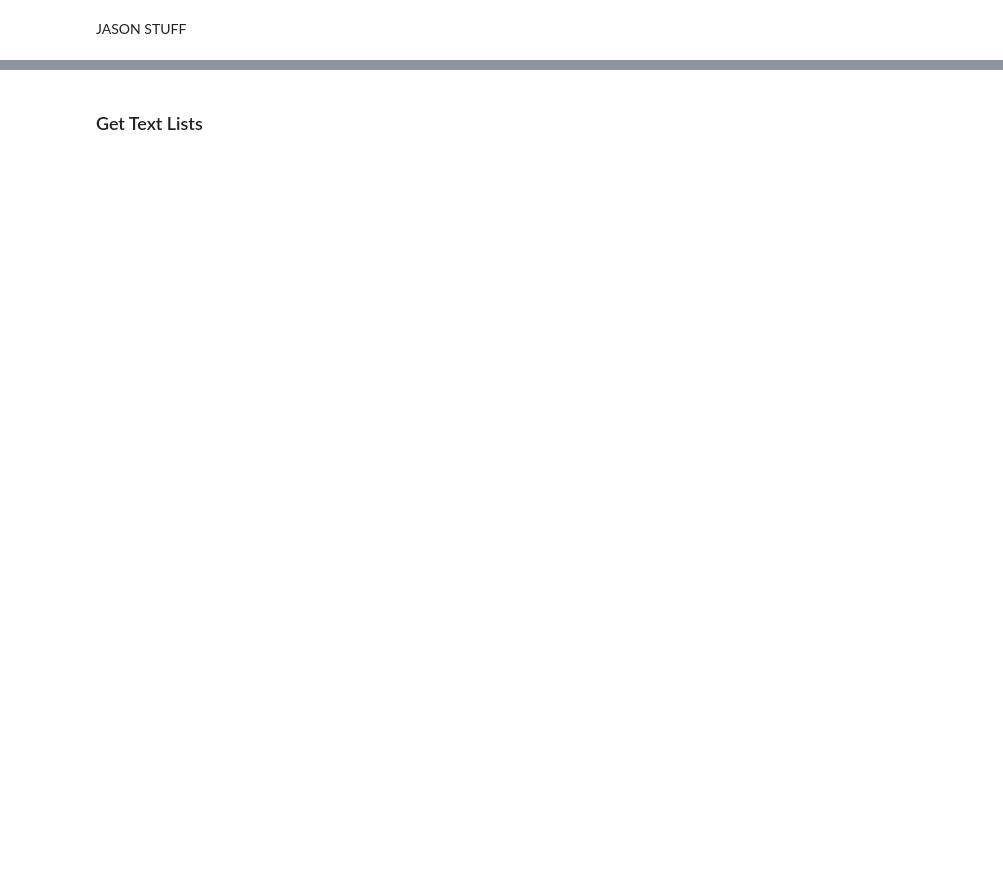
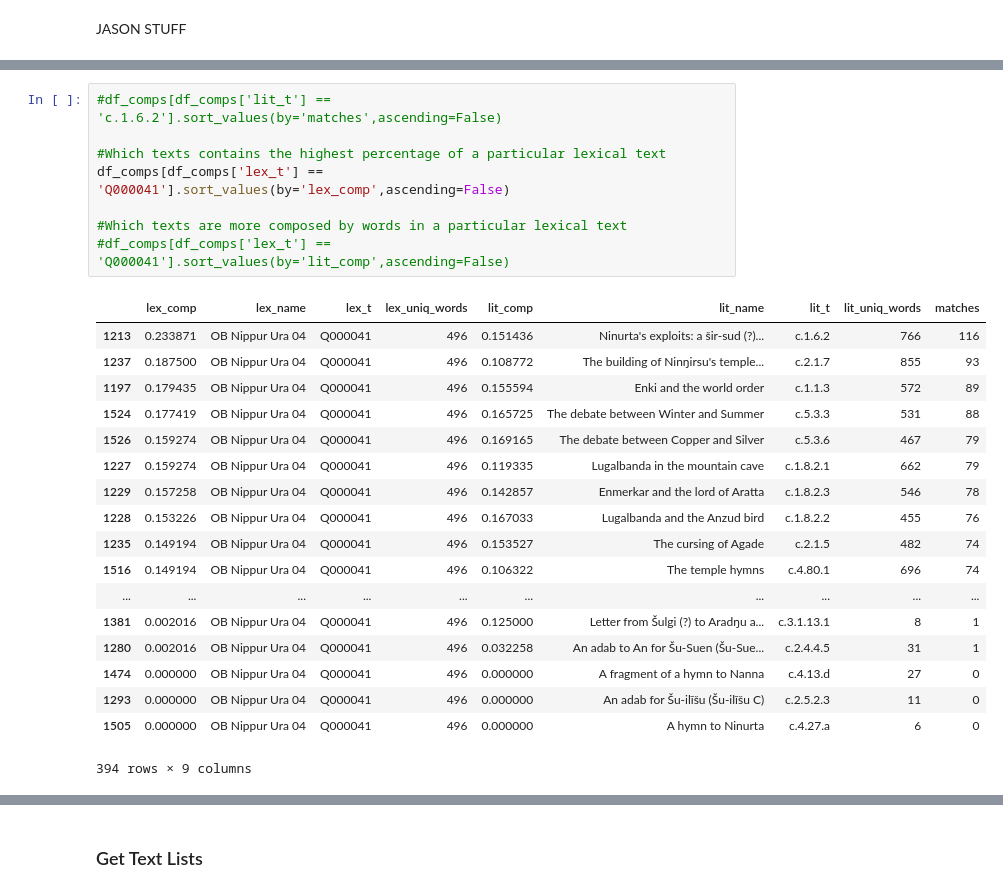
Before and after one commit to jasondmoser1212/CompAss-Jason, a Jupyter notebook: lex_vocab.ipynb, the cells around one changed output, grey strips where cells are left out. Cells and saved outputs as stored; diff of their text form; blank space fills up the shorter version.

```diff
--- a/lex_vocab.ipynb
+++ b/lex_vocab.ipynb
@@ -98,0 +490,27 @@ def compare_single(lex_wl,lit_wl):
+# %%
+#df_comps[df_comps['lit_t'] == 'c.1.6.2'].sort_values(by='matches',ascending=False)
+
+#Which texts contains the highest percentage of a particular lexical text
+df_comps[df_comps['lex_t'] == 'Q000041'].sort_values(by='lex_comp',ascending=False)
+
+#Which texts are more composed by words in a particular lexical text
+#df_comps[df_comps['lex_t'] == 'Q000041'].sort_values(by='lit_comp',ascending=False)
+# %% [output]
+|  | lex_comp | lex_name | lex_t | lex_uniq_words | lit_comp | lit_name | lit_t | lit_uniq_words | matches |
+| 1213 | 0.233871 | OB Nippur Ura 04 | Q000041 | 496 | 0.151436 | Ninurta's exploits: a šir-sud (?)... | c.1.6.2 | 766 | 116 |
+| 1237 | 0.187500 | OB Nippur Ura 04 | Q000041 | 496 | 0.108772 | The building of Ninŋirsu's temple... | c.2.1.7 | 855 | 93 |
+| 1197 | 0.179435 | OB Nippur Ura 04 | Q000041 | 496 | 0.155594 | Enki and the world order | c.1.1.3 | 572 | 89 |
+| 1524 | 0.177419 | OB Nippur Ura 04 | Q000041 | 496 | 0.165725 | The debate between Winter and Summer | c.5.3.3 | 531 | 88 |
+| 1526 | 0.159274 | OB Nippur Ura 04 | Q000041 | 496 | 0.169165 | The debate between Copper and Silver | c.5.3.6 | 467 | 79 |
+| 1227 | 0.159274 | OB Nippur Ura 04 | Q000041 | 496 | 0.119335 | Lugalbanda in the mountain cave | c.1.8.2.1 | 662 | 79 |
+| 1229 | 0.157258 | OB Nippur Ura 04 | Q000041 | 496 | 0.142857 | Enmerkar and the lord of Aratta | c.1.8.2.3 | 546 | 78 |
+| 1228 | 0.153226 | OB Nippur Ura 04 | Q000041 | 496 | 0.167033 | Lugalbanda and the Anzud bird | c.1.8.2.2 | 455 | 76 |
+| 1235 | 0.149194 | OB Nippur Ura 04 | Q000041 | 496 | 0.153527 | The cursing of Agade | c.2.1.5 | 482 | 74 |
+| 1516 | 0.149194 | OB Nippur Ura 04 | Q000041 | 496 | 0.106322 | The temple hymns | c.4.80.1 | 696 | 74 |
+| ... | ... | ... | ... | ... | ... | ... | ... | ... | ... |
+| 1381 | 0.002016 | OB Nippur Ura 04 | Q000041 | 496 | 0.125000 | Letter from Šulgi (?) to Aradŋu a... | c.3.1.13.1 | 8 | 1 |
+| 1280 | 0.002016 | OB Nippur Ura 04 | Q000041 | 496 | 0.032258 | An adab to An for Šu-Suen (Šu-Sue... | c.2.4.4.5 | 31 | 1 |
+| 1474 | 0.000000 | OB Nippur Ura 04 | Q000041 | 496 | 0.000000 | A fragment of a hymn to Nanna | c.4.13.d | 27 | 0 |
+| 1293 | 0.000000 | OB Nippur Ura 04 | Q000041 | 496 | 0.000000 | An adab for Šu-ilīšu (Šu-ilīšu C) | c.2.5.2.3 | 11 | 0 |
+| 1505 | 0.000000 | OB Nippur Ura 04 | Q000041 | 496 | 0.000000 | A hymn to Ninurta | c.4.27.a | 6 | 0 |
+394 rows × 9 columns
```
Also changed, not shown: parts of 73 cells of this notebook, 8 other files.
